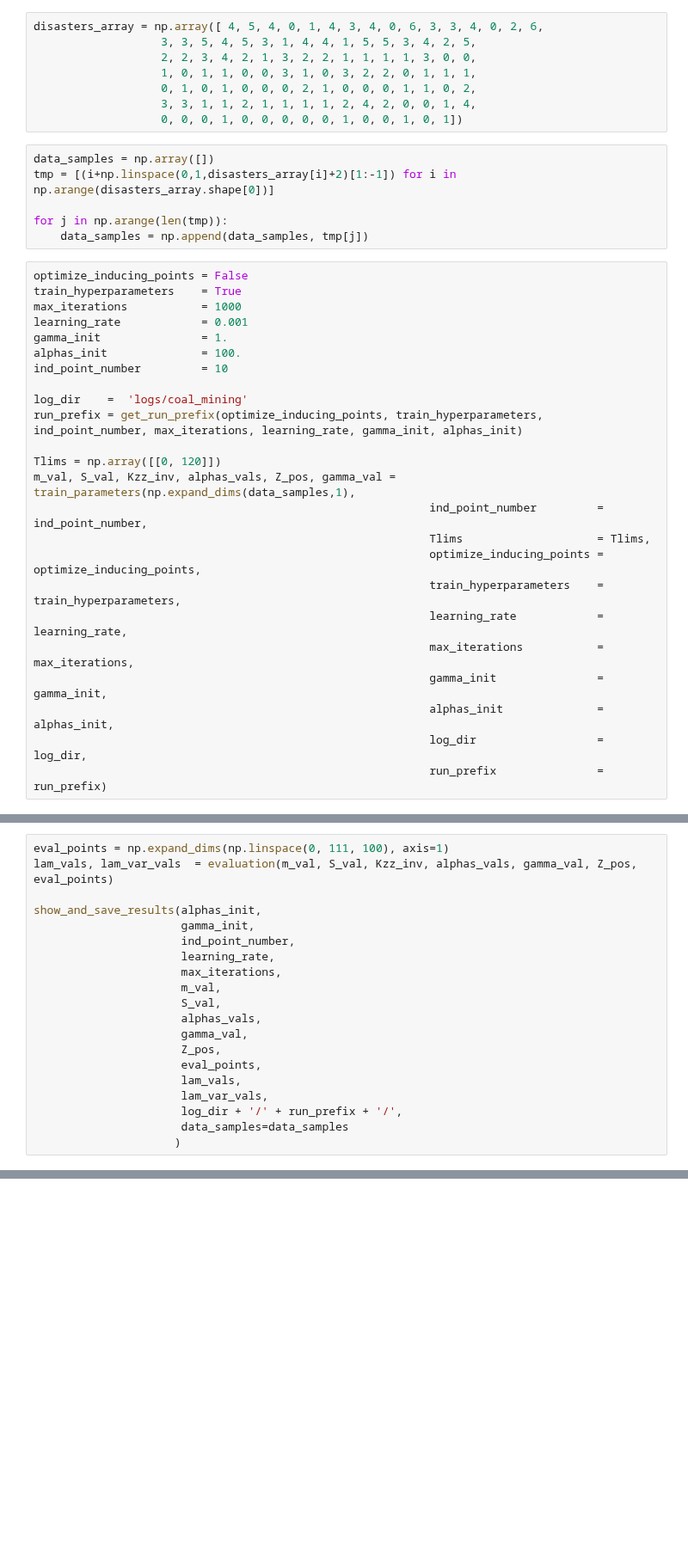
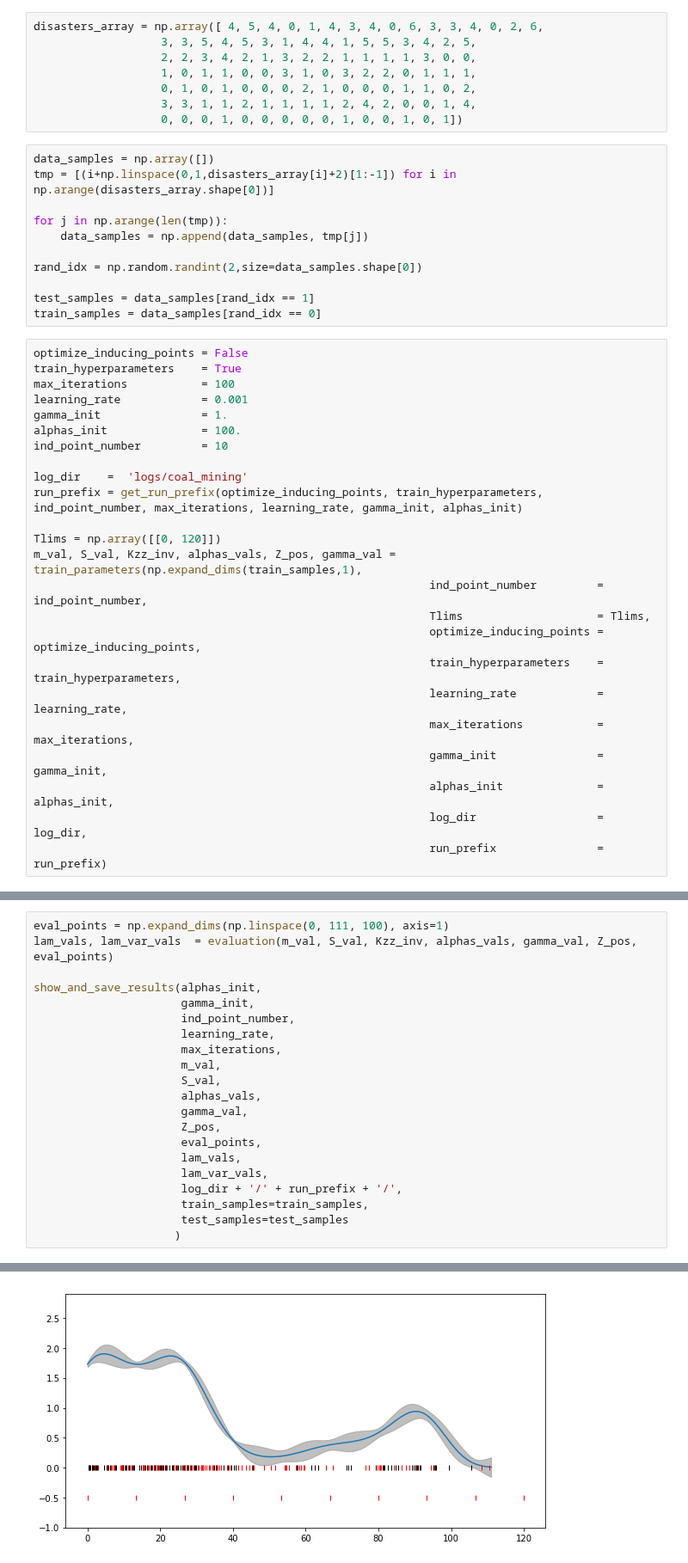
Before and after one commit to maxkohlbrenner/pmai-vi-gpmpp, a Jupyter notebook: coal_mining_dataset.ipynb, the cells around one changed output, grey strips where cells are left out. Shown at 86% size. Saved outputs shown, nothing was run; the diff lists cells and outputs as text; blank space fills up the shorter version.

```diff
--- a/coal_mining_dataset.ipynb
+++ b/coal_mining_dataset.ipynb
@@ -23,10 +23,15 @@ tmp = [(i+np.linspace(0,1,disasters_array[i]+2)[1:-1]) for i in np.arange(disast
 
 for j in np.arange(len(tmp)):
     data_samples = np.append(data_samples, tmp[j])
+
+rand_idx = np.random.randint(2,size=data_samples.shape[0])
+
+test_samples = data_samples[rand_idx == 1]
+train_samples = data_samples[rand_idx == 0]
 # %%
 optimize_inducing_points = False
 train_hyperparameters    = True
-max_iterations           = 1000
+max_iterations           = 100
 learning_rate            = 0.001
 gamma_init               = 1.
 alphas_init              = 100.
@@ -36,7 +41,7 @@ log_dir    =  'logs/coal_mining'
 run_prefix = get_run_prefix(optimize_inducing_points, train_hyperparameters, ind_point_number, max_iterations, learning_rate, gamma_init, alphas_init)
 
 Tlims = np.array([[0, 120]])
-m_val, S_val, Kzz_inv, alphas_vals, Z_pos, gamma_val = train_parameters(np.expand_dims(data_samples,1),
+m_val, S_val, Kzz_inv, alphas_vals, Z_pos, gamma_val = train_parameters(np.expand_dims(train_samples,1),
                                                            ind_point_number         = ind_point_number,
                                                            Tlims                    = Tlims,
                                                            optimize_inducing_points = optimize_inducing_points,
@@ -65,5 +74,7 @@ show_and_save_results(alphas_init,
                       lam_vals,
                       lam_var_vals,
                       log_dir + '/' + run_prefix + '/',
-                      data_samples=data_samples
+                      train_samples=train_samples,
+                      test_samples=test_samples
                      )
+# %% [output]
@@ -69,0 +85 @@ show_and_save_results(alphas_init,
+[figure, added]
```
Also changed, not shown: parts of 5 cells of this notebook, 1 other file.
